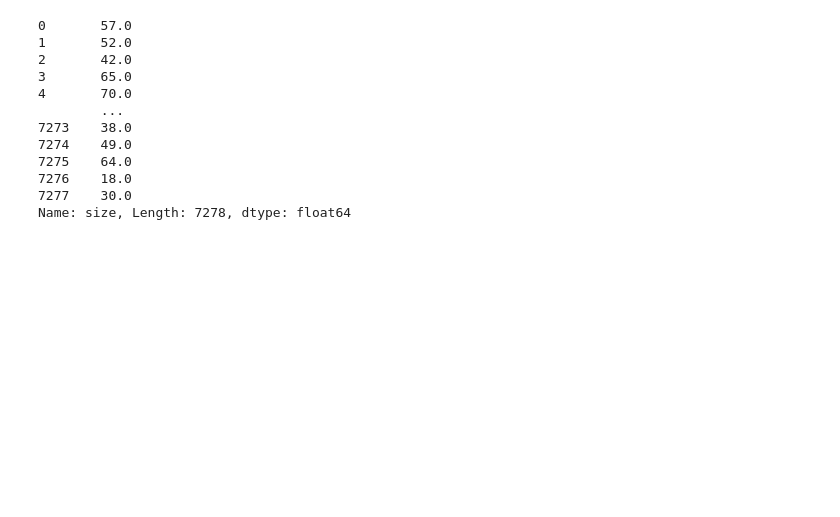
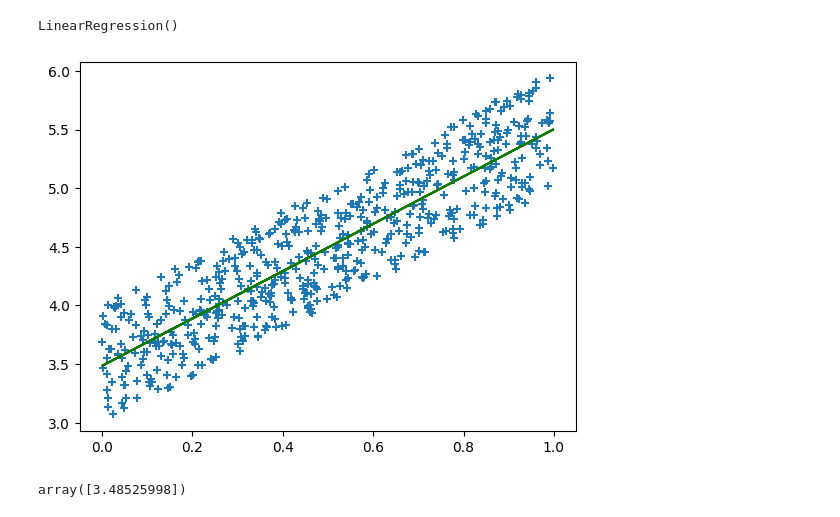
Before and after one commit to isakovsh/Create_Api_ML_Model, a Jupyter notebook: week-1-LinearRegression/main.ipynb, the cells around one changed output. Saved outputs shown, nothing was run; the diff lists cells and outputs as text; code cells hidden in the pictures; blank space fills up the shorter version.

```diff
--- a/week-1-LinearRegression/main.ipynb
+++ b/week-1-LinearRegression/main.ipynb
@@ -42,15 +10,25 @@ X = df['size']
-# %%
-X
-# %% [output]
-0       57.0
-1       52.0
-2       42.0
-3       65.0
-4       70.0
-        ...
-7273    38.0
-7274    49.0
-7275    64.0
-7276    18.0
-7277    30.0
-Name: size, Length: 7278, dtype: float64
+# %%
+my_model = LinearRegressionGD()
+model = LinearRegression()
+# %%
+X = np.random.rand(600,1)
+y = 2 * X+ 3+np.random.rand(600,1)
+# %%
+my_model.fit(X,y)
+model.fit(X,y)
+# %% [output]
+LinearRegression()
+# %%
+my_pred = my_model.predict(X)
+pred = model.predict(X)
+# %%
+plt.scatter(X,y,marker='+')
+plt.plot(X,my_pred,color='red')
+plt.plot(X,pred,color='green')
+plt.show()
+# %% [output]
+[figure, added]
+# %%
+model.intercept_
+# %% [output]
+array([3.48525998])
```
Also changed, not shown: parts of 4 cells of this notebook, 3 other files.
